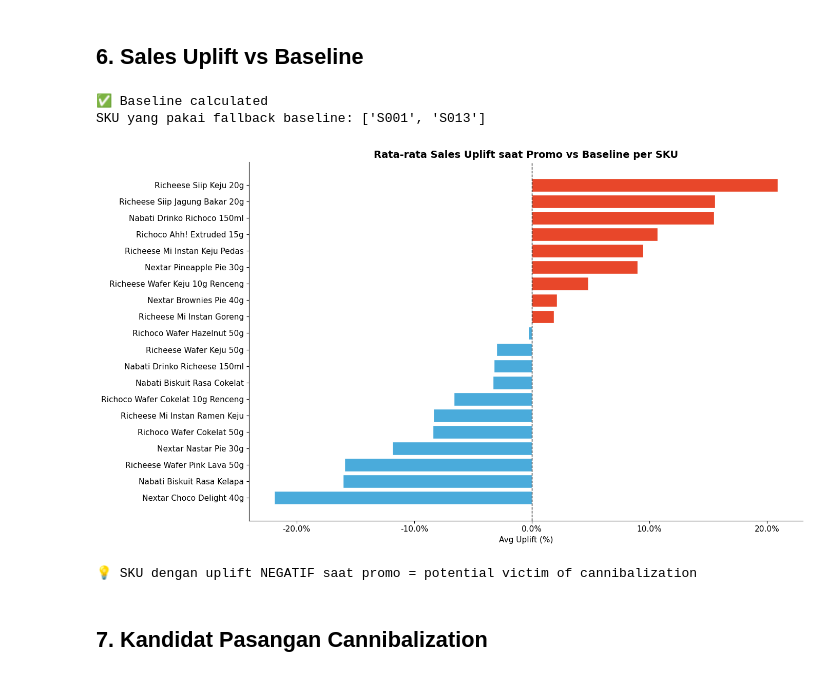
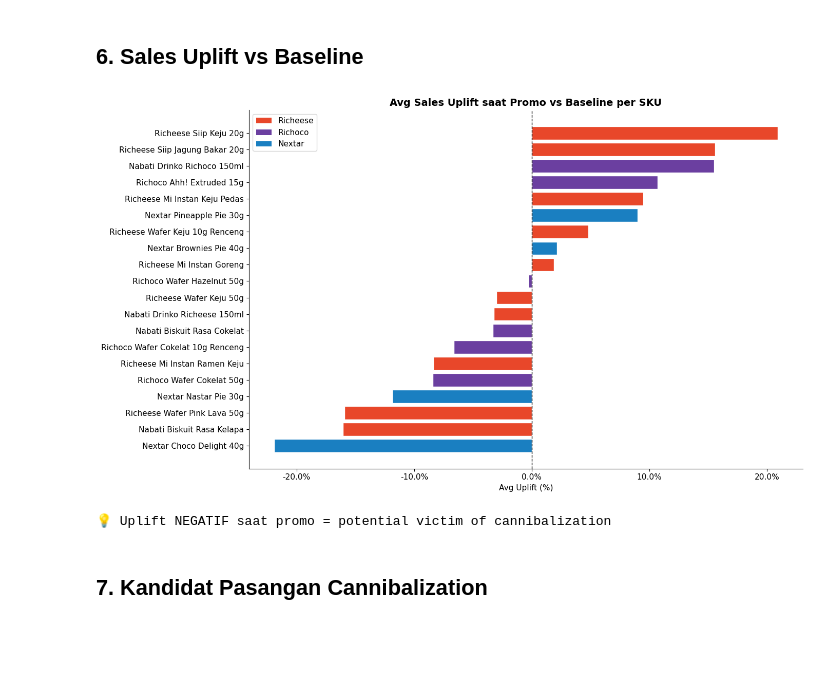
Before and after one commit to erlmf/capstone-project, a Jupyter notebook: notebooks/01_eda_cannibalization.ipynb, the cells around one changed output. Cells and saved outputs as stored; diff of their text form; code cells hidden in the pictures; blank space fills up the shorter version.

```diff
--- a/notebooks/01_eda_cannibalization.ipynb
+++ b/notebooks/01_eda_cannibalization.ipynb
@@ -350,50 +412,32 @@ print('\n💡 Perhatikan SKU yang sering promo bersamaan — kandidat cannibaliz
 # %% [markdown]
 ## 6. Sales Uplift vs Baseline
-# %%
-# hitung baseline (median qty saat no promo per SKU)
-baseline = (
-    weekly[weekly['promo_flag'] == 0]
-    .groupby('SKU_ID')['total_qty']
-    .median()
-    .rename('baseline_qty')
-)
-
-weekly = weekly.merge(baseline, on='SKU_ID', how='left')
-
-# fallback untuk SKU yang tidak punya no-promo weeks
-sku_no_baseline = weekly[weekly['baseline_qty'].isna()]['SKU_ID'].unique()
-for sku in sku_no_baseline:
-    fallback = weekly[weekly['SKU_ID'] == sku]['total_qty'].median()
-    weekly.loc[weekly['SKU_ID'] == sku, 'baseline_qty'] = fallback
-
-weekly['uplift_pct'] = ((weekly['total_qty'] - weekly['baseline_qty'])
-                        / weekly['baseline_qty'] * 100)
-
-print('✅ Baseline calculated')
-print(f'SKU yang pakai fallback baseline: {list(sku_no_baseline)}')
-# %% [output]
-✅ Baseline calculated
-SKU yang pakai fallback baseline: ['S001', 'S013']
 # %%
-# --- 6A. Avg Uplift saat Promo vs No Promo per SKU ---
-uplift_summary = weekly.groupby(['SKU','Brand','promo_flag'])['uplift_pct'].mean().reset_index()
-uplift_promo   = uplift_summary[uplift_summary['promo_flag'] == 1].sort_values('uplift_pct')
+uplift_plot = (
+    weekly_wide[weekly_wide['promo_flag'] == 1]
+    .groupby(['SKU', 'Brand'])['uplift_pct']
+    .mean().reset_index()
+    .sort_values('uplift_pct')
+)
 
-colors = ['#E8472A' if v > 0 else '#4AABDB' for v in uplift_promo['uplift_pct']]
+colors_bar = [BRAND_COLORS[b] for b in uplift_plot['Brand']]
 
 fig, ax = plt.subplots(figsize=(14, 8))
-ax.barh(uplift_promo['SKU'], uplift_promo['uplift_pct'], color=colors, edgecolor='white')
+ax.barh(uplift_plot['SKU'], uplift_plot['uplift_pct'],
+        color=colors_bar, edgecolor='white')
 ax.axvline(x=0, color='black', linewidth=1, linestyle='--')
-ax.set_title('Rata-rata Sales Uplift saat Promo vs Baseline per SKU',
+ax.set_title('Avg Sales Uplift saat Promo vs Baseline per SKU',
              fontsize=14, fontweight='bold')
 ax.set_xlabel('Avg Uplift (%)')
 ax.xaxis.set_major_formatter(mticker.FormatStrFormatter('%.1f%%'))
+from matplotlib.patches import Patch
+legend_elements = [Patch(facecolor=c, label=b) for b, c in BRAND_COLORS.items()]
+ax.legend(handles=legend_elements)
 plt.tight_layout()
 plt.show()
 
-print('\n💡 SKU dengan uplift NEGATIF saat promo = potential victim of cannibalization')
+print('\n💡 Uplift NEGATIF saat promo = potential victim of cannibalization')
 # %% [output]
-[figure, old version]
+[figure, new version]
-💡 SKU dengan uplift NEGATIF saat promo = potential victim of cannibalization
+💡 Uplift NEGATIF saat promo = potential victim of cannibalization
 # %% [markdown]
 ## 7. Kandidat Pasangan Cannibalization
```
Also changed, not shown: parts of 13 cells of this notebook, 4 other files.
